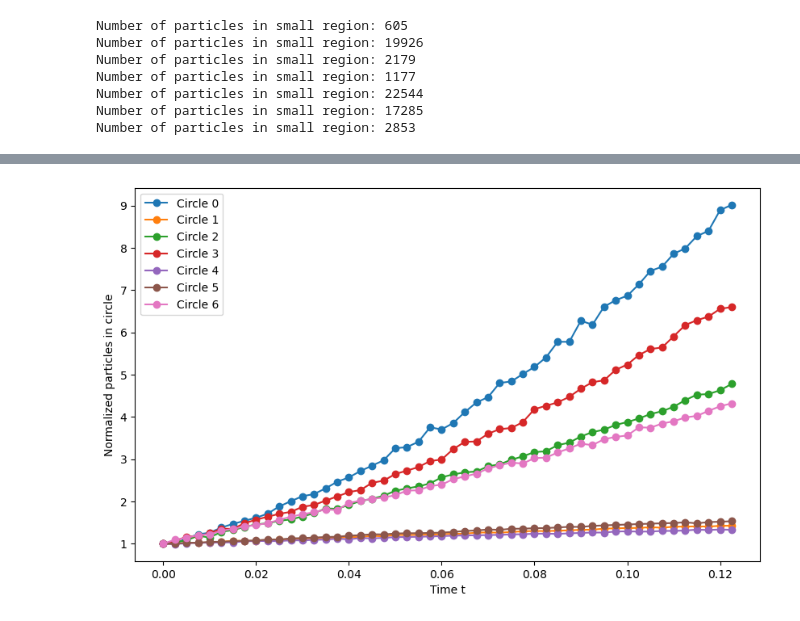
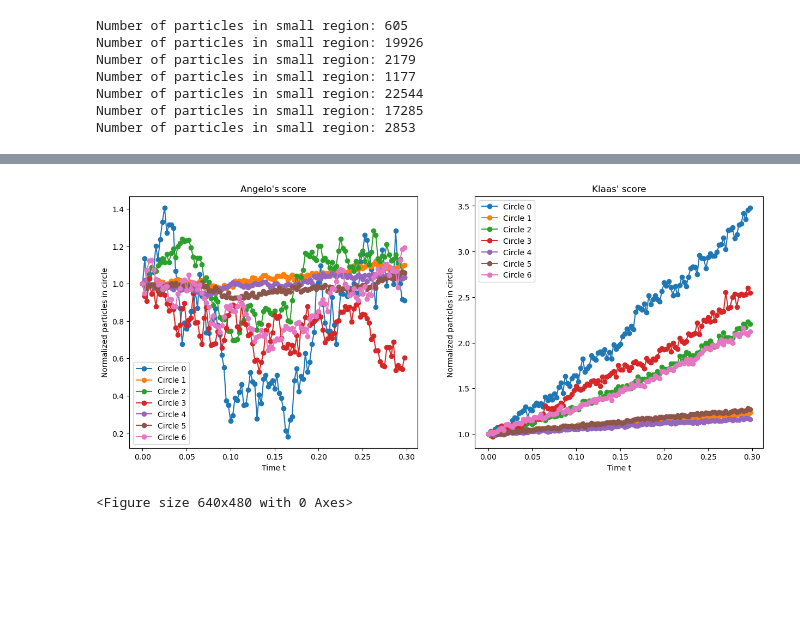
Before and after one commit to KlaasWillems/MLSPointSetRegistration, a Jupyter notebook: python/simulations/BasicGaussianTransport/GaussianAcrossCylinder.ipynb, the cells around one changed output, grey strips where cells are left out. Cells and saved outputs as stored; diff of their text form; code cells hidden in the pictures; blank space fills up the shorter version.

```diff
--- a/python/simulations/BasicGaussianTransport/GaussianAcrossCylinder.ipynb
+++ b/python/simulations/BasicGaussianTransport/GaussianAcrossCylinder.ipynb
@@ -72,8 +72,13 @@ Number of particles in small region: 1177
 Number of particles in small region: 22544
 Number of particles in small region: 17285
 Number of particles in small region: 2853
+# %%
+positions1 = positions.clone()
+positions2 = positions.clone()
+small_region_centers1 = small_region_centers.clone()
+small_region_centers2 = small_region_centers.clone()
 # %%
-simParams = SimulationParameters(dt, num_steps, weightsXinf, mu_Xinf, inv_covariances_T, det_T, 1, False, small_region_radius)
-final_positions, avg_paths, particlesPerCircle = doSimulationTry(positions, small_region_centers, simParams, device)
+simParams = SimulationParameters(dt, num_steps, weightsXinf, mu_Xinf, inv_covariances_T, det_T, 1, False, small_region_radius, 'AngeloScore')
+final_positions1, avg_paths1, particlesPerCircle1 = doSimulation(positions1, small_region_centers1, simParams, device)
 # %% [output]
 t = 0.0000  |  Max drift: 57.1528  |  Mean drift: 40.1256
@@ -81,0 +89,3 @@ scipy.io.savemat("data/avgPaths.mat", {"avg_paths": avg_paths.cpu().numpy()})
+# %%
+simParams.score = 'KlaasScore'
+final_positions2, avg_paths2, particlesPerCircle2 = doSimulation(positions2, small_region_centers2, simParams, device)
@@ -103,21 +132,38 @@ plt.show()
 # %%
-particlesPerCircleNormalized = particlesPerCircle / particlesPerCircle[0, :]
+particlesPerCircleNormalized1 = particlesPerCircle1 / particlesPerCircle1[0, :]
+particlesPerCircleNormalized2 = particlesPerCircle2 / particlesPerCircle2[0, :]
 # %%
-fig, axes = plt.subplots(1, 1, figsize=(10, 6))
+fig, axes = plt.subplots(1, 2, figsize=(15, 6))
 
 timeRange = np.arange(num_steps) * dt
 
 # Trajectory
-axes.plot(timeRange, particlesPerCircleNormalized[:, 0], 'o-', label='Circle 0')
-axes.plot(timeRange, particlesPerCircleNormalized[:, 1], 'o-', label='Circle 1')
-axes.plot(timeRange, particlesPerCircleNormalized[:, 2], 'o-', label='Circle 2')
-axes.plot(timeRange, particlesPerCircleNormalized[:, 3], 'o-', label='Circle 3')
-axes.plot(timeRange, particlesPerCircleNormalized[:, 4], 'o-', label='Circle 4')
-axes.plot(timeRange, particlesPerCircleNormalized[:, 5], 'o-', label='Circle 5')
-axes.plot(timeRange, particlesPerCircleNormalized[:, 6], 'o-', label='Circle 6')
-axes.legend()
-axes.set_xlabel('Time t')
-axes.set_ylabel('Normalized particles in circle')
+axes[0].plot(timeRange, particlesPerCircleNormalized1[:, 0], 'o-', label='Circle 0')
+axes[0].plot(timeRange, particlesPerCircleNormalized1[:, 1], 'o-', label='Circle 1')
+axes[0].plot(timeRange, particlesPerCircleNormalized1[:, 2], 'o-', label='Circle 2')
+axes[0].plot(timeRange, particlesPerCircleNormalized1[:, 3], 'o-', label='Circle 3')
+axes[0].plot(timeRange, particlesPerCircleNormalized1[:, 4], 'o-', label='Circle 4')
+axes[0].plot(timeRange, particlesPerCircleNormalized1[:, 5], 'o-', label='Circle 5')
+axes[0].plot(timeRange, particlesPerCircleNormalized1[:, 6], 'o-', label='Circle 6')
+axes[0].legend()
+axes[0].set_xlabel('Time t')
+axes[0].set_ylabel('Normalized particles in circle')
+axes[0].set_title("Angelo's score")
+
+axes[1].plot(timeRange, particlesPerCircleNormalized2[:, 0], 'o-', label='Circle 0')
+axes[1].plot(timeRange, particlesPerCircleNormalized2[:, 1], 'o-', label='Circle 1')
+axes[1].plot(timeRange, particlesPerCircleNormalized2[:, 2], 'o-', label='Circle 2')
+axes[1].plot(timeRange, particlesPerCircleNormalized2[:, 3], 'o-', label='Circle 3')
+axes[1].plot(timeRange, particlesPerCircleNormalized2[:, 4], 'o-', label='Circle 4')
+axes[1].plot(timeRange, particlesPerCircleNormalized2[:, 5], 'o-', label='Circle 5')
+axes[1].plot(timeRange, particlesPerCircleNormalized2[:, 6], 'o-', label='Circle 6')
+axes[1].legend()
+axes[1].set_xlabel('Time t')
+axes[1].set_ylabel('Normalized particles in circle')
+axes[1].set_title("Klaas' score")
+plt.savefig("massVsTime.pdf")
+
 plt.show()
 # %% [output]
-[figure, old version]
+[figure, new version]
+<Figure size 640x480 with 0 Axes>
```
Also changed, not shown: parts of 8 cells of this notebook, 2 other files.
